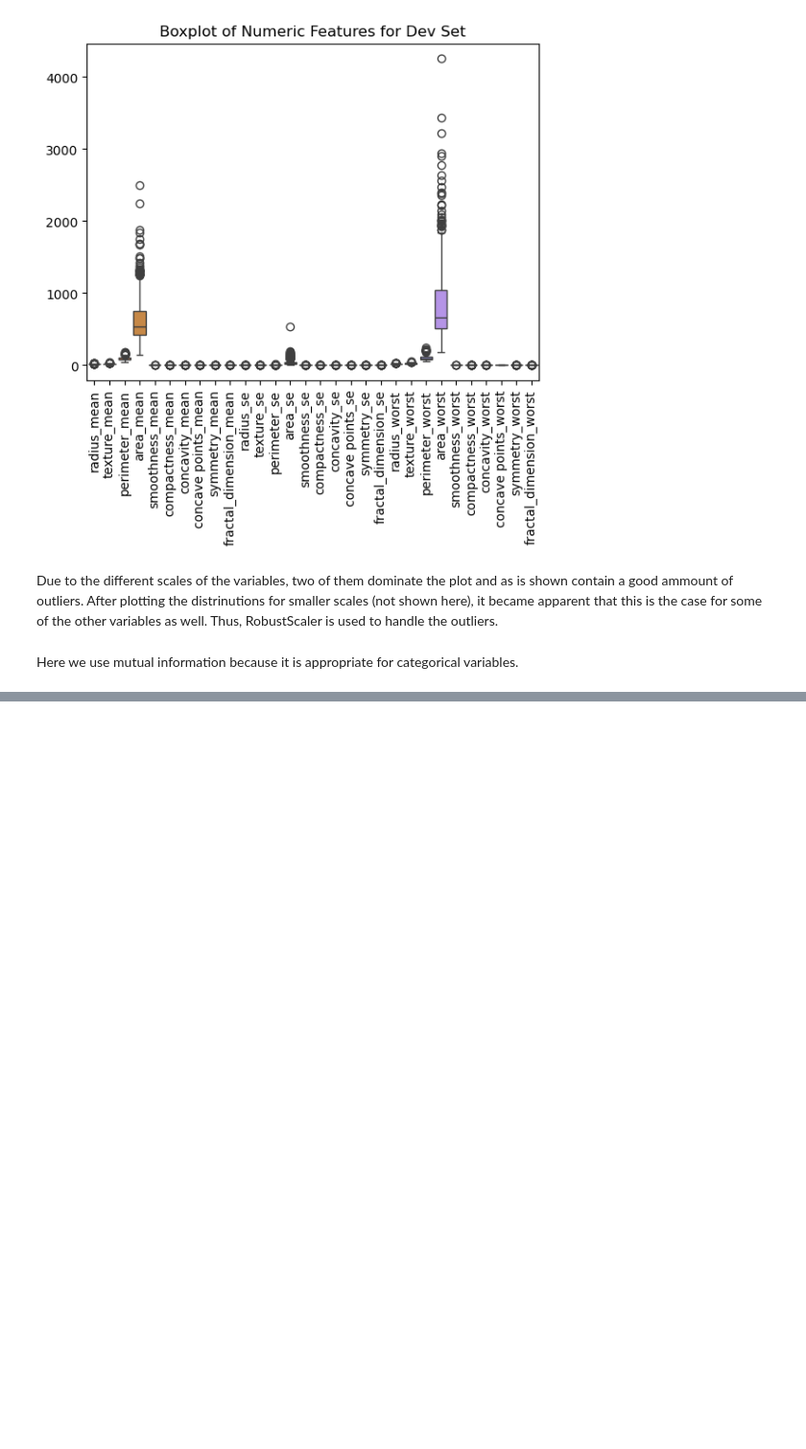
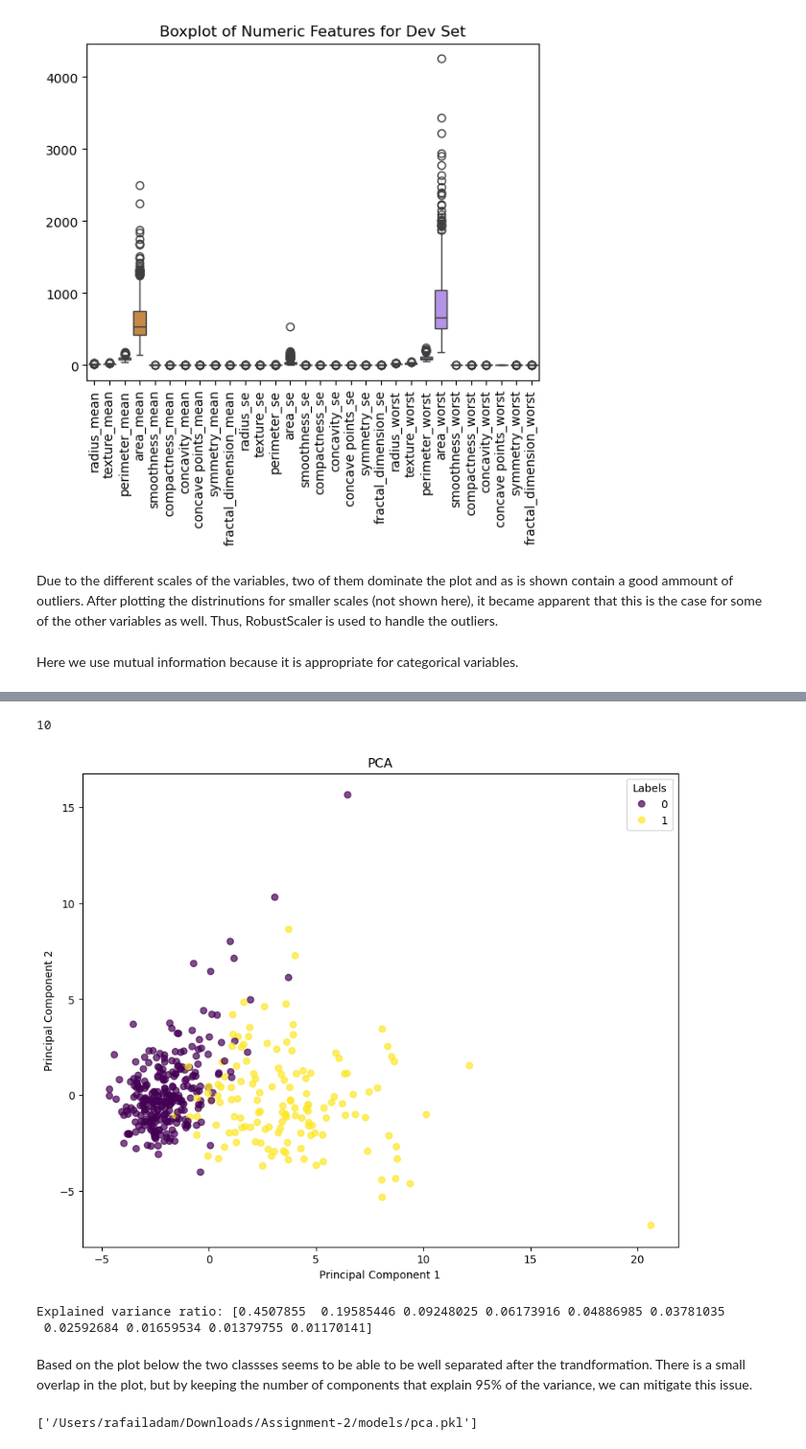
Before and after one commit to RafailTn/Assignment-2, a Jupyter notebook: notebooks/preprocessing.ipynb, the cells around one changed output, grey strips where cells are left out. Shown at 96% size. Cells and saved outputs as stored; diff of their text form; code cells hidden in the pictures; blank space fills up the shorter version.

```diff
--- a/notebooks/preprocessing.ipynb
+++ b/notebooks/preprocessing.ipynb
@@ -269,0 +271,36 @@ plt.show()
+# %%
+pca = PCA(n_components=0.95)
+pca = pca.fit(x)
+x = pca.transform(x)
+print(pca.n_components_)
+# %% [output]
+10
+# %%
+# Replace B with 0 and M with 1 in the diagnosis column
+dev_set_final['diagnosis'] = dev_set_final['diagnosis'].replace({'B': 0, 'M': 1})
+dev_set_final.to_csv(root / "data" / "dev_set_final.csv", index=False)
+eval_set_final = pd.read_csv(root / "data" / "eval_set_final.csv", header=0)
+eval_set_final['diagnosis'] = eval_set_final['diagnosis'].replace({'B': 0, 'M': 1})
+eval_set_final.to_csv(root / "data" / "eval_set_final.csv", index=False)
+y = dev_set_final['diagnosis']
+# %%
+plt.figure(figsize=(10, 8))
+scatter = plt.scatter(x[:, 0], x[:, 1], c=y.values, cmap='viridis', alpha=0.7)
+
+# Add a legend (optional, if labels are categorical)
+plt.legend(*scatter.legend_elements(), title="Labels")
+plt.title("PCA")
+plt.xlabel("Principal Component 1")
+plt.ylabel("Principal Component 2")
+plt.show()
+print("Explained variance ratio:", pca.explained_variance_ratio_)
+# %% [output]
+[figure, added]
+Explained variance ratio: [0.4507855  0.19585446 0.09248025 0.06173916 0.04886985 0.03781035
+ 0.02592684 0.01659534 0.01379755 0.01170141]
+# %% [markdown]
+<p>Based on the plot below the two classses seems to be able to be well separated after the trandformation. There is a small overlap in the plot, but by keeping the number of components that explain 95% of the variance, we can mitigate this issue.</p>
+# %%
+joblib.dump(pca, root/'models'/'pca.pkl')
+# %% [output]
+['/Users/rafailadam/Downloads/Assignment-2/models/pca.pkl']
```
Also changed, not shown: parts of 2 cells of this notebook, 5 other files.
